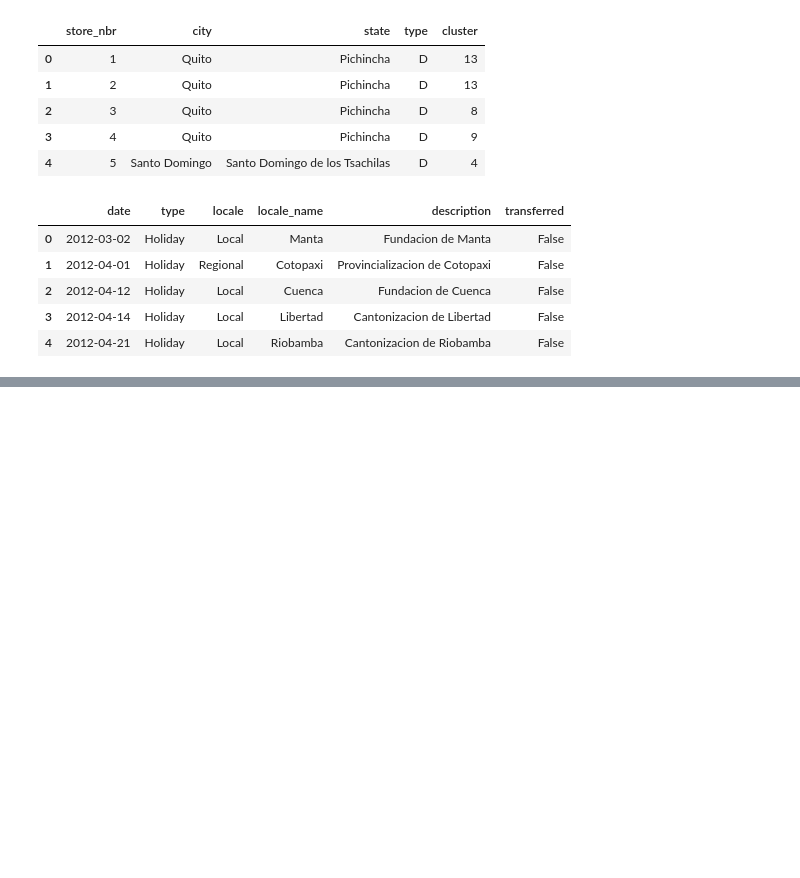
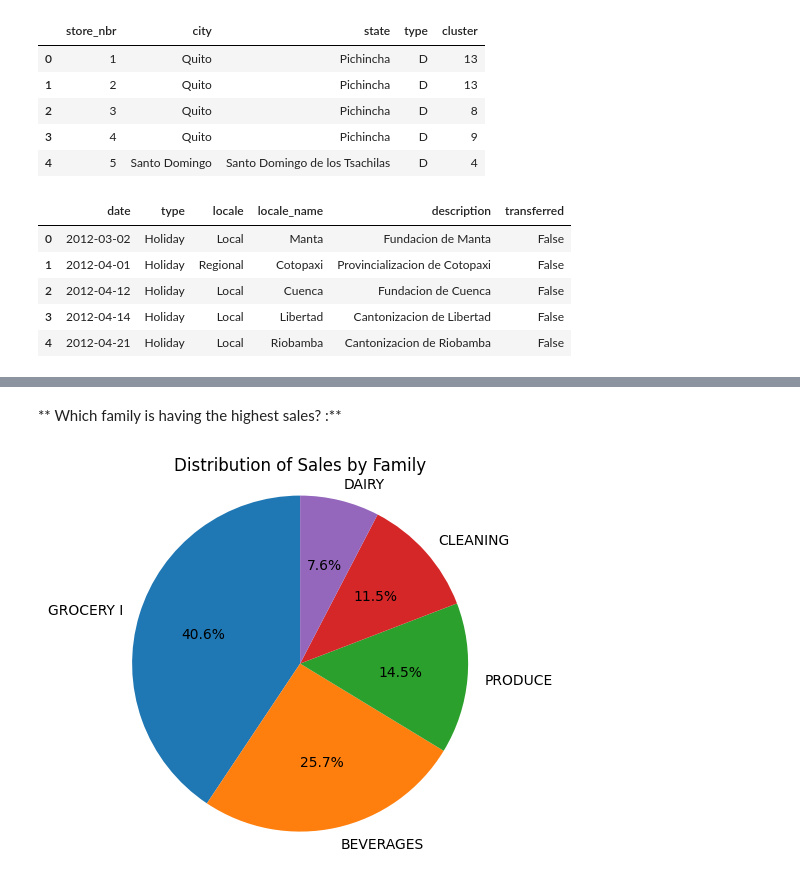
Before and after one commit to brook0616/BK_Data-Science-and-AI-2024, a Jupyter notebook: Time_series_Analysis_kaggle.ipynb, the cells around one changed output, grey strips where cells are left out. Drawn from its saved outputs; the diff is of its cells as text; code cells hidden in the pictures; blank space fills up the shorter version.

```diff
--- a/Time_series_Analysis_kaggle.ipynb
+++ b/Time_series_Analysis_kaggle.ipynb
@@ -252,0 +484,23 @@ holiday_event_df.head()
+# %% [markdown]
+** Which family is having the highest sales? :**
+# %%
+#Pie chart
+
+# Group the data by family and calculate the total sales for each family
+family_sales = train_df.groupby('family')['sales'].sum()
+
+# Sort the families based on sales in descending order
+family_sales_sorted = family_sales.sort_values(ascending=False)
+
+# Get the top 5 families with the highest sales
+top_families = family_sales_sorted.head(5)
+
+# Create the pie chart
+plt.pie(top_families, labels=top_families.index, autopct='%1.1f%%', startangle=90)
+
+plt.title('Distribution of Sales by Family')
+
+plt.axis('equal')
+plt.show()
+# %% [output]
+[figure, added]
```
Also changed, not shown: parts of 73 cells of this notebook.
